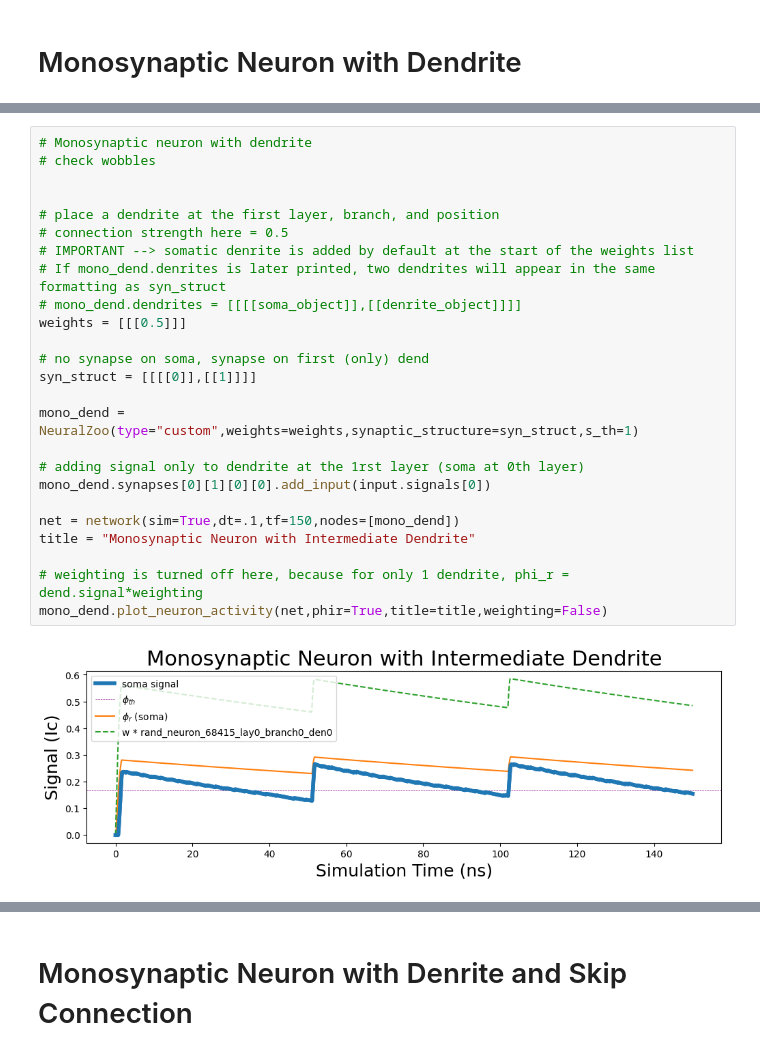
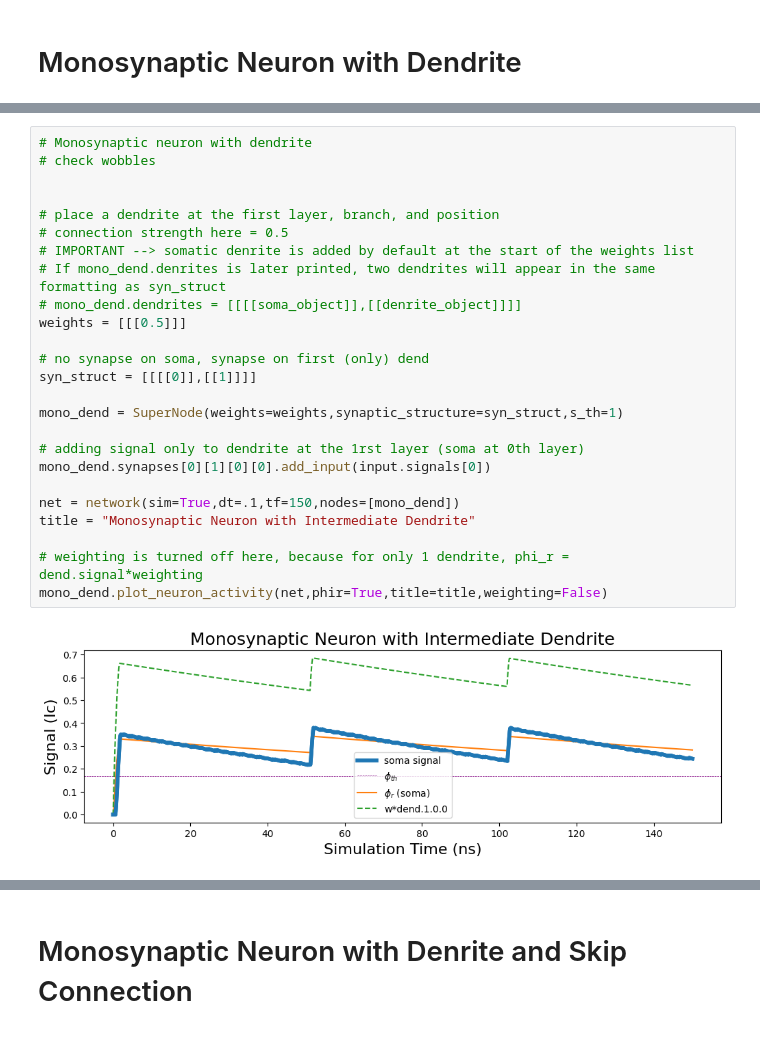
Before and after one commit to ryangitsit/sim_soens, a Jupyter notebook: tutorials/tutorial_library.ipynb, the cells around one changed output, grey strips where cells are left out. Cells and saved outputs as stored; diff of their text form.

```diff
--- a/tutorials/tutorial_library.ipynb
+++ b/tutorials/tutorial_library.ipynb
@@ -70,30 +80,30 @@ mono_point.plot_neuron_activity(net,title="Monosynaptic Point Neuron",input=inpu
 # %%
 # Monosynaptic neuron with dendrite
 # check wobbles
 
 
 # place a dendrite at the first layer, branch, and position
 # connection strength here = 0.5
 # IMPORTANT --> somatic denrite is added by default at the start of the weights list
 # If mono_dend.denrites is later printed, two dendrites will appear in the same formatting as syn_struct
 # mono_dend.dendrites = [[[[soma_object]],[[denrite_object]]]]
 weights = [[[0.5]]]
 
 # no synapse on soma, synapse on first (only) dend
 syn_struct = [[[[0]],[[1]]]]
 
-mono_dend = NeuralZoo(type="custom",weights=weights,synaptic_structure=syn_struct,s_th=1)
+mono_dend = SuperNode(weights=weights,synaptic_structure=syn_struct,s_th=1)
 
 # adding signal only to dendrite at the 1rst layer (soma at 0th layer)
 mono_dend.synapses[0][1][0][0].add_input(input.signals[0])
 
 net = network(sim=True,dt=.1,tf=150,nodes=[mono_dend])
 title = "Monosynaptic Neuron with Intermediate Dendrite"
 
 # weighting is turned off here, because for only 1 dendrite, phi_r = dend.signal*weighting
 mono_dend.plot_neuron_activity(net,phir=True,title=title,weighting=False)
 # %% [output]
-[figure, old version]
+[figure, new version]
 # %%
 # lower the threshold and increase weight to observe spiking
 mono_dend = NeuralZoo(type='mono_dendrite',w_dn=.7,s_th=.4)
```
Also changed, not shown: parts of 31 cells of this notebook, 22 other files.
